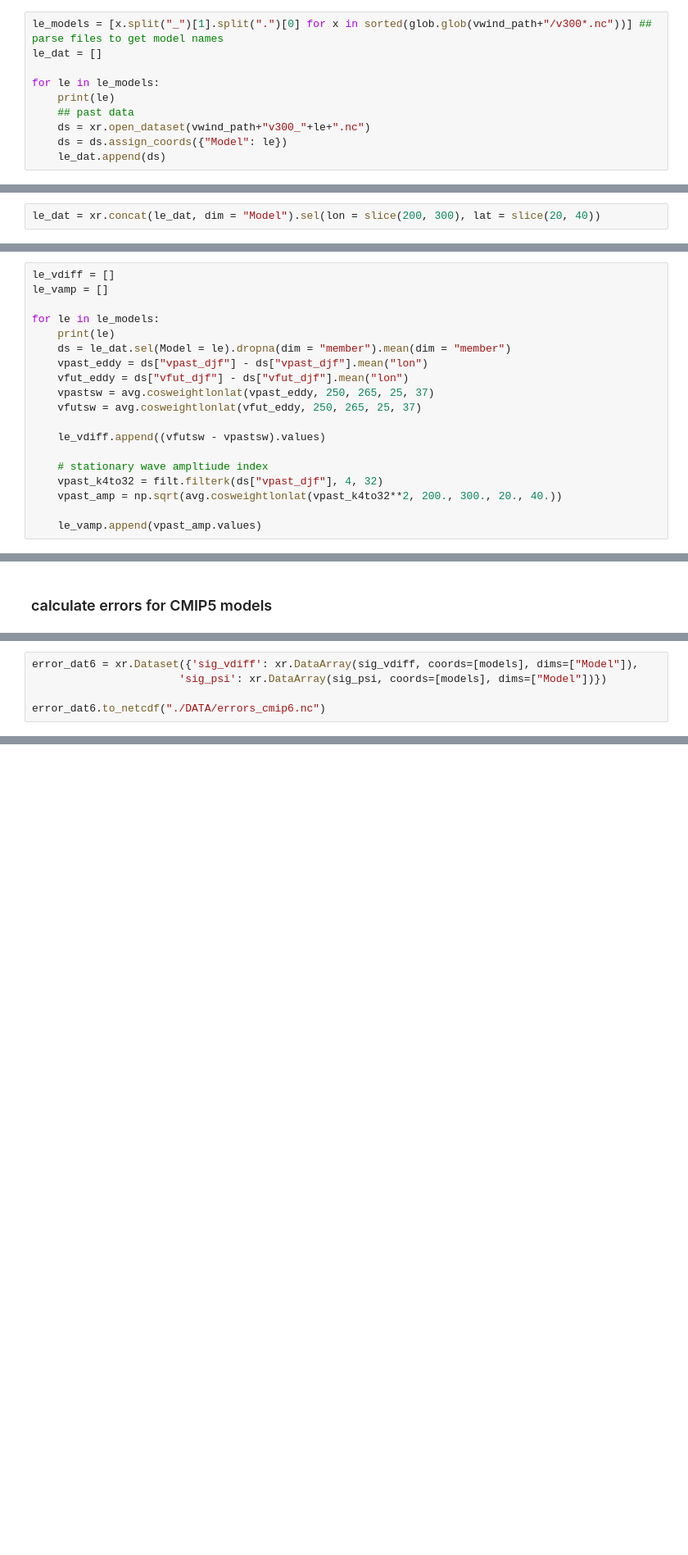
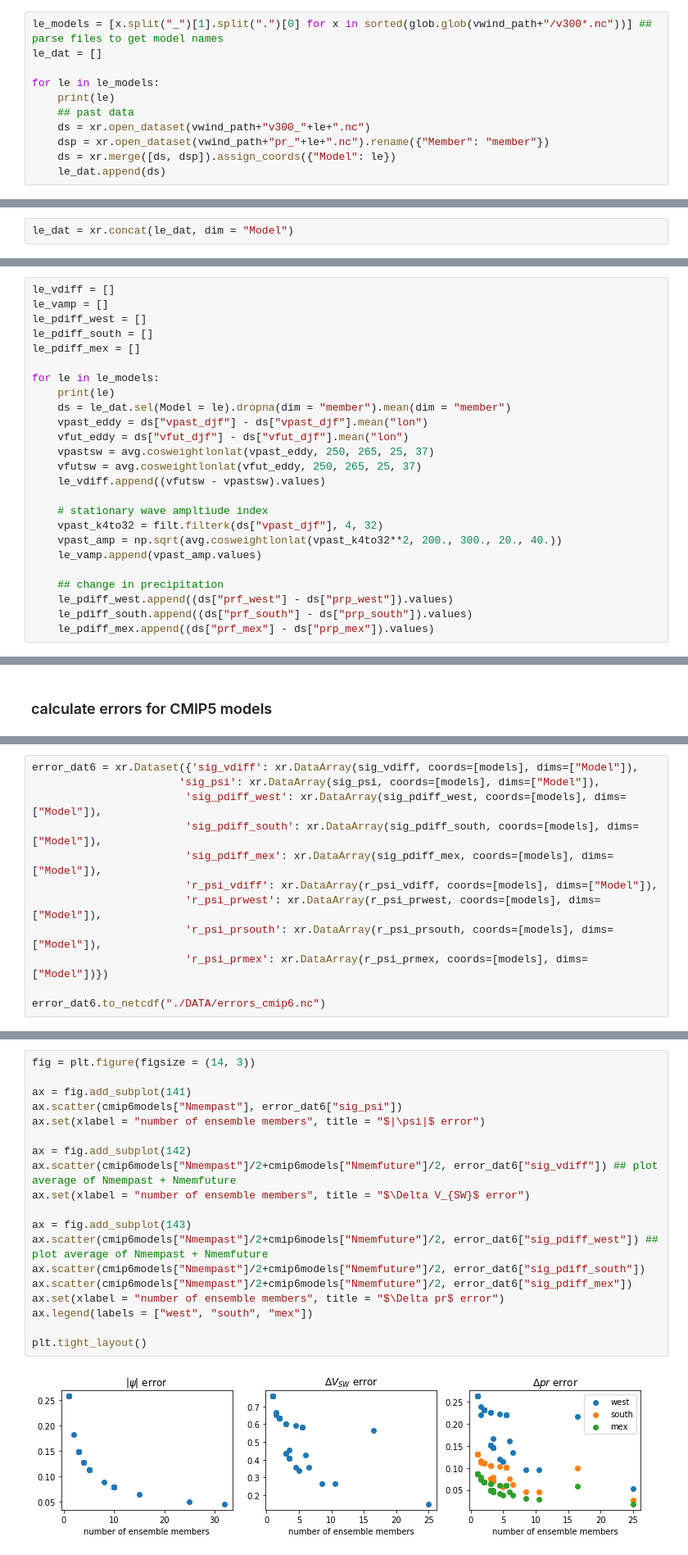
Before and after one commit to islasimpson/ecpaper2020, a Jupyter notebook: ERRORCALC/VWIND/errorcalc_vwind.ipynb, the cells around one changed output, grey strips where cells are left out. Shown at 82% size. Cells and saved outputs as stored; diff of their text form; blank space fills up the shorter version.

Commit message:
add precip error calcs and Rxy calcs

```diff
--- a/ERRORCALC/VWIND/errorcalc_vwind.ipynb
+++ b/ERRORCALC/VWIND/errorcalc_vwind.ipynb
@@ -28,7 +28,8 @@ for le in le_models:
     print(le)
     ## past data
     ds = xr.open_dataset(vwind_path+"v300_"+le+".nc")
-    ds = ds.assign_coords({"Model": le})
+    dsp = xr.open_dataset(vwind_path+"pr_"+le+".nc").rename({"Member": "member"})
+    ds = xr.merge([ds, dsp]).assign_coords({"Model": le})
     le_dat.append(ds)
 # %% [output]
 CESM1-CAM5
@@ -37,7 +38,7 @@ CanESM2
 GFDL-CM3
 MPI-ESM
 # %%
-le_dat = xr.concat(le_dat, dim = "Model").sel(lon = slice(200, 300), lat = slice(20, 40))
+le_dat = xr.concat(le_dat, dim = "Model")
 # %%
 le_dat
 # %% [output]
@@ -56,6 +63,9 @@ Data variables:
 # %%
 le_vdiff = []
 le_vamp = []
+le_pdiff_west = []
+le_pdiff_south = []
+le_pdiff_mex = []
 
 for le in le_models:
     print(le)
@@ -64,14 +74,17 @@ for le in le_models:
     vfut_eddy = ds["vfut_djf"] - ds["vfut_djf"].mean("lon")
     vpastsw = avg.cosweightlonlat(vpast_eddy, 250, 265, 25, 37)
     vfutsw = avg.cosweightlonlat(vfut_eddy, 250, 265, 25, 37)
-
     le_vdiff.append((vfutsw - vpastsw).values)
 
     # stationary wave ampltiude index
     vpast_k4to32 = filt.filterk(ds["vpast_djf"], 4, 32)
     vpast_amp = np.sqrt(avg.cosweightlonlat(vpast_k4to32**2, 200., 300., 20., 40.))
+    le_vamp.append(vpast_amp.values)
 
-    le_vamp.append(vpast_amp.values)
+    ## change in precipitation
+    le_pdiff_west.append((ds["prf_west"] - ds["prp_west"]).values)
+    le_pdiff_south.append((ds["prf_south"] - ds["prp_south"]).values)
+    le_pdiff_mex.append((ds["prf_mex"] - ds["prp_mex"]).values)
 # %% [output]
 CESM1-CAM5
 CSIRO-Mk3-6-0
@@ -182,6 +297,13 @@ for i, model in enumerate(models):
 # %%
 error_dat6 = xr.Dataset({'sig_vdiff': xr.DataArray(sig_vdiff, coords=[models], dims=["Model"]),
-                       'sig_psi': xr.DataArray(sig_psi, coords=[models], dims=["Model"])})
+                       'sig_psi': xr.DataArray(sig_psi, coords=[models], dims=["Model"]),
+                        'sig_pdiff_west': xr.DataArray(sig_pdiff_west, coords=[models], dims=["Model"]),
+                        'sig_pdiff_south': xr.DataArray(sig_pdiff_south, coords=[models], dims=["Model"]),
+                        'sig_pdiff_mex': xr.DataArray(sig_pdiff_mex, coords=[models], dims=["Model"]),
+                        'r_psi_vdiff': xr.DataArray(r_psi_vdiff, coords=[models], dims=["Model"]),
+                        'r_psi_prwest': xr.DataArray(r_psi_prwest, coords=[models], dims=["Model"]),
+                        'r_psi_prsouth': xr.DataArray(r_psi_prsouth, coords=[models], dims=["Model"]),
+                        'r_psi_prmex': xr.DataArray(r_psi_prmex, coords=[models], dims=["Model"])})
 
 error_dat6.to_netcdf("./DATA/errors_cmip6.nc")
 # %%
@@ -196,0 +330,21 @@ Data variables:
+# %%
+fig = plt.figure(figsize = (14, 3))
+
+ax = fig.add_subplot(141)
+ax.scatter(cmip6models["Nmempast"], error_dat6["sig_psi"])
+ax.set(xlabel = "number of ensemble members", title = "$|\psi|$ error")
+
+ax = fig.add_subplot(142)
+ax.scatter(cmip6models["Nmempast"]/2+cmip6models["Nmemfuture"]/2, error_dat6["sig_vdiff"]) ## plot average of Nmempast + Nmemfuture
+ax.set(xlabel = "number of ensemble members", title = "$\Delta V_{SW}$ error")
+
+ax = fig.add_subplot(143)
+ax.scatter(cmip6models["Nmempast"]/2+cmip6models["Nmemfuture"]/2, error_dat6["sig_pdiff_west"]) ## plot average of Nmempast + Nmemfuture
+ax.scatter(cmip6models["Nmempast"]/2+cmip6models["Nmemfuture"]/2, error_dat6["sig_pdiff_south"])
+ax.scatter(cmip6models["Nmempast"]/2+cmip6models["Nmemfuture"]/2, error_dat6["sig_pdiff_mex"])
+ax.set(xlabel = "number of ensemble members", title = "$\Delta pr$ error")
+ax.legend(labels = ["west", "south", "mex"])
+
+plt.tight_layout()
+# %% [output]
+[figure, added]
```
Also changed, not shown: parts of 8 cells of this notebook, 2 other files.
